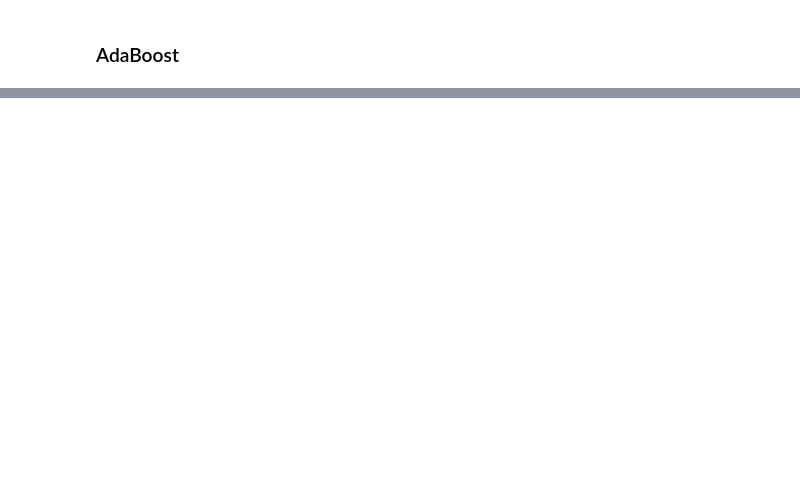
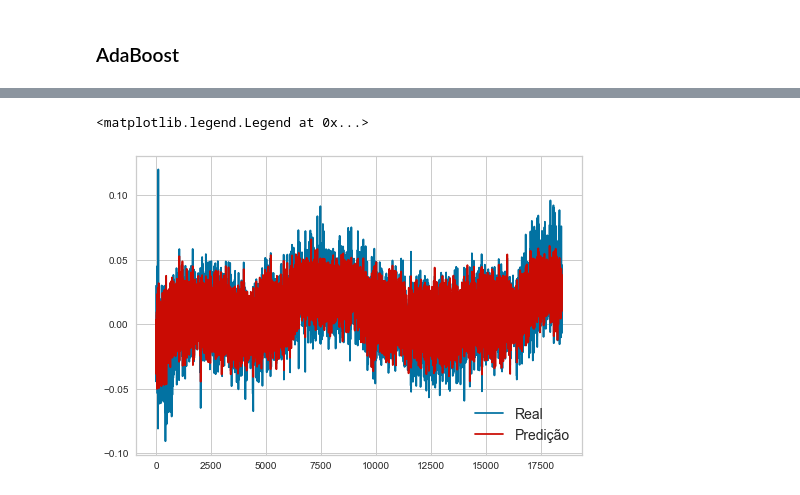
Before and after one commit to mariaclaraav/Sparse_Sensing, a Jupyter notebook: 4.Feature_selection.ipynb, the cells around one changed output, grey strips where cells are left out. Cells and saved outputs as stored; diff of their text form; code cells hidden in the pictures; blank space fills up the shorter version.

```diff
--- a/4.Feature_selection.ipynb
+++ b/4.Feature_selection.ipynb
@@ -107,6 +364,6 @@ Wall time: 1min 5s
 # %% [markdown]
 # Optuna study
 # %%
-X, y = df_nadal[['CC_FR', 'CC_FL', 'CC_BR', 'CC_BL',
-       'AT_Y','AT_Z','AU_428_FR','AU_428_FL']], df_nadal[['L/V_BR']]
-X_train_scaled,X_test_scaled,y_train,y_test = create_scaled_dataset(X,y)
+#X, y = df_nadal[['CC_FR', 'CC_FL', 'CC_BR', 'CC_BL','AT_Y',
+#'AU_395_FR','AU_395_FL','AU_275_FR','AU_275_FL']], df_nadal[['L/V_FR']]
+#X_train_scaled,X_test_scaled,y_train,y_test = create_scaled_dataset(X,y)
@@ -293,0 +649,5 @@ TypeError: 'module' object is not callable
+# %%
+study = joblib.load("study_XGBoost.pkl")
+print("Best trial until now:")
+print(" Value: ", study.best_trial.value)
+print(" Params: ",study.best_params)
@@ -293,0 +658,9 @@ TypeError: 'module' object is not callable
+# %%
+import xgboost as xgb
+mdl = xgb.XGBRegressor(**study.best_params,random_state=2020)
+mdl.fit(X_train_scaled,y_train)
+p=mdl.predict(X_test_scaled)
+score= mean_squared_error(y_test,p)
+score_r2 = r2_score(y_test,p)
+print("RMSE: ", score)
+print("R2: ", score_r2)
@@ -293,0 +670,4 @@ TypeError: 'module' object is not callable
+# %%
+predito = np.array(p,dtype=float)
+real= np.array(y_test,dtype=float)
+predito
@@ -293,0 +688,11 @@ TypeError: 'module' object is not callable
+# %%
+plt.plot(real,'b',label='Real')
+plt.plot(predito,'r',label = 'Predição')
+plt.legend(fontsize=14)
+#plt.xlim([9000,10000])
+#plt.ylim([-0.05,0.1])
+#RMSE:  0.0001065447461351567
+#R2:  0.7738208762340173
+# %% [output]
+<matplotlib.legend.Legend at 0x...>
+[figure, added]
```
Also changed, not shown: parts of 54 cells of this notebook, 6 other files.
